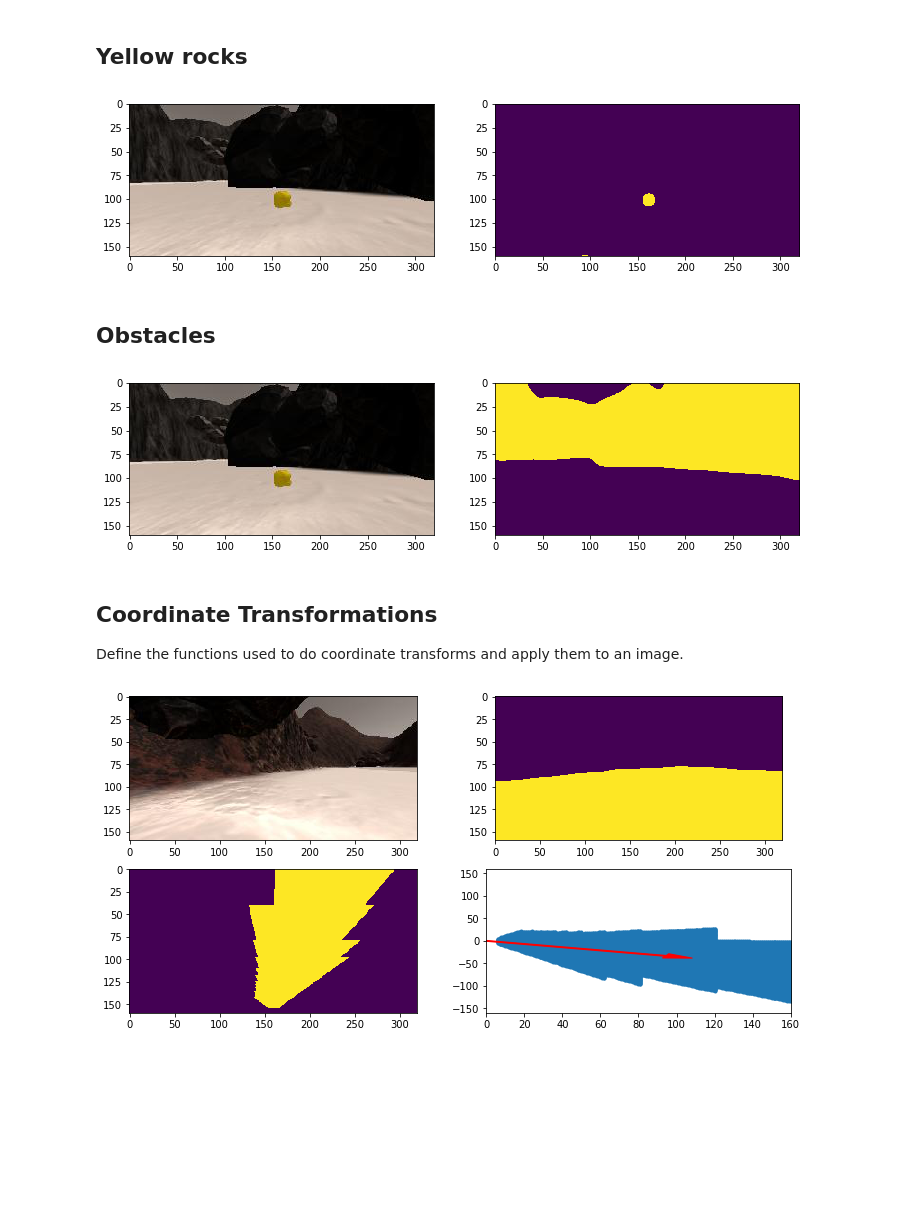
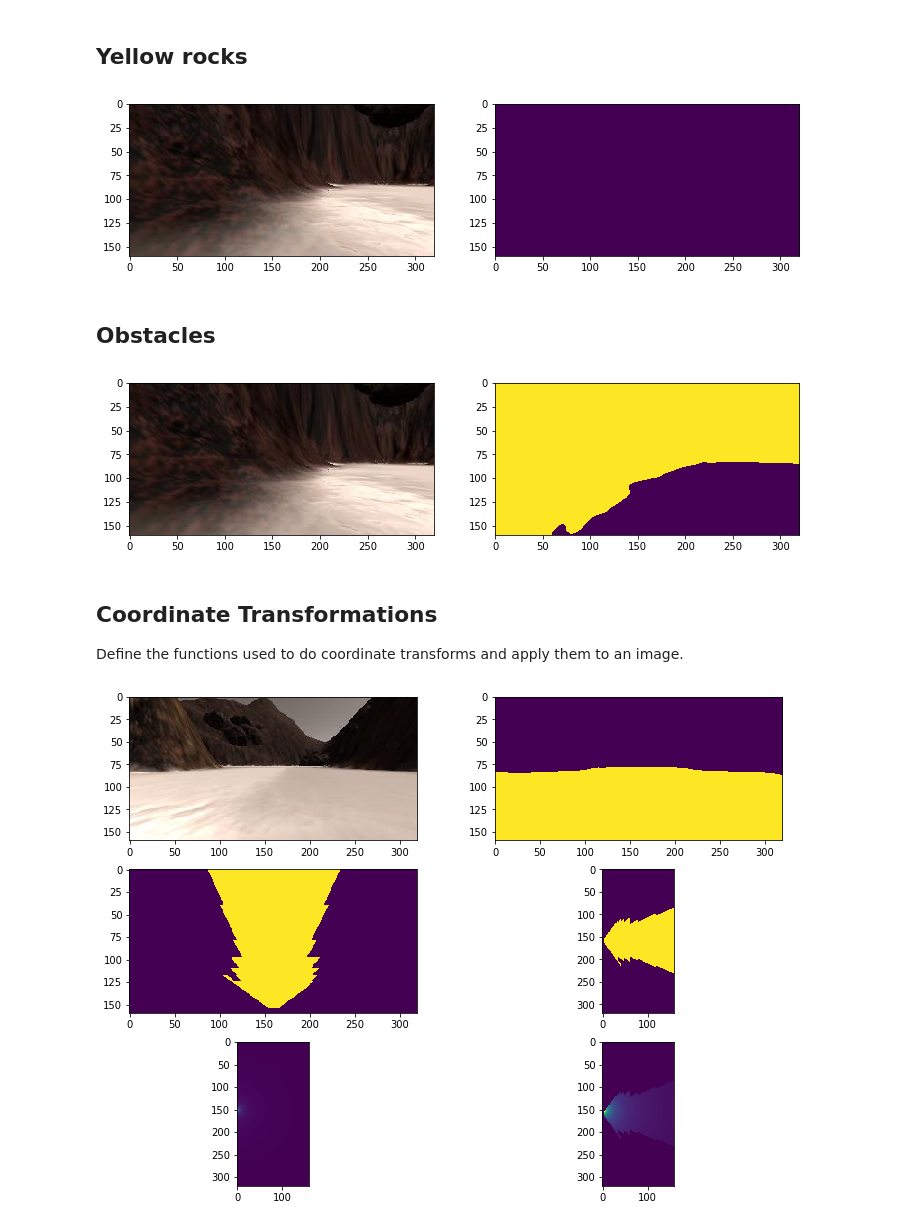
Before and after one commit to cwiz/RoboND-Rover-Project, a Jupyter notebook: code/Rover_Project_Test_Notebook.ipynb, the cells around one changed output. Cells and saved outputs as stored; diff of their text form; code cells hidden in the pictures; blank space fills up the shorter version.

Commit message:
kinda technical vision + refactoring through opencv

```diff
--- a/code/Rover_Project_Test_Notebook.ipynb
+++ b/code/Rover_Project_Test_Notebook.ipynb
@@ -71,7 +55,7 @@ Next, read in and display a random image from the `test_dataset` folder
 # %%
 mode = "yellow-stones"
 
-path = '../test_dataset/IMG/*'
+path = '../training_dataset/IMG/*'
 img_list = glob.glob(path)
 # Grab a random image and display it
 yellow_tock_image_index = 132
@@ -186,12 +154,12 @@ def color_threshold_rgb(img, rgb_thresh=(160, 160, 180)):
     return color_select
 # %%
 def detect_ground(image):
-    ground = color_threshold_rgb(image, (160, 160, 160))
+    ground = color_threshold_rgb(image, (150, 150, 150))
     return cv2.blur(ground, (10,10))
 
 def detect_yellow_stone(image):
-    yellow_stone = cv2.blur(image,(10,10))
-    return color_limit_hsl(yellow_stone)
+    yellow_stone = cv2.blur(image,(2,2))
+    return color_limit_hsl(yellow_stone, hsl_lower=[0,50,130])
 
 def detect_obstacles(image):
     obstacles = color_threshold_rgb(image, rgb_thresh=(85, 85, 85))
@@ -224,17 +194,17 @@ plot_processing_step1(rock_img, ground)
 # %% [markdown]
 ## Yellow rocks
 # %%
-yellow_stone = detect_yellow_stone(rock_img)
-plot_processing_step1(rock_img, yellow_stone)
+yellow_stone = detect_yellow_stone(image)
+plot_processing_step1(image, yellow_stone)
 # %% [output]
-[figure, old version]
+[figure, new version]
 # %% [markdown]
 ## Obstacles
 # %%
-obstacles = detect_obstacles(rock_img)
-plot_processing_step1(rock_img, obstacles)
+obstacles = detect_obstacles(image)
+plot_processing_step1(image, obstacles)
 # %% [output]
-[figure, old version]
+[figure, new version]
 # %% [markdown]
 ## Coordinate Transformations
 Define the functions used to do coordinate transforms and apply them to an image.
@@ -357,6 +293,20 @@ def rotate_pixel_and_extract_direction(image):
+# %%
+def adjust_warped(warped):
+    return np.flip(warped.T)
+
+def vision_mask():
+    center = np.array([150, 0])
+    ones = np.ones((320, 160))
+    for i in range(ones.shape[0]):
+        for j in range(ones.shape[1]):
+            point = np.array([i, j])
+            distance = np.linalg.norm(point-center)
+            if distance != 0:
+                ones[i, j] = 1/(distance)
+    return ones
 # %%
 # Grab random image
-idx = np.random.randint(0, len(img_list)-1)
+idx = 128 #np.random.randint(0, len(img_list)-1)
 image = mpimg.imread(img_list[idx])
 
 # Perofrm ground, obstacle and yellow stone detection
@@ -369,21 +319,20 @@ warped_ground = perspect_transform(ground, source, destination)
 warped_yellow_stone = perspect_transform(yellow_stone, source, destination)
 warped_obstacles = perspect_transform(obstacles, source, destination)
 
-# Perform rotation
-r_ground_x, r_ground_y, r_ground_dir = rotate_pixel_and_extract_direction(warped_ground)
-r_yellow_stone_x, r_yellow_stone_y, r_yellow_stone_dir = rotate_pixel_and_extract_direction(warped_yellow_stone)
-r_obstacles_x, r_obstacles_y, r_obstacles_dir = rotate_pixel_and_extract_direction(warped_obstacles)
+# Adjust
+adjusted_ground = adjust_warped(warped_ground)
+adjusted_yellow_stone = adjust_warped(warped_yellow_stone)
+adjusted_obstacles = adjust_warped(warped_obstacles)
 
-
-# Detect center of yellow stone for navigation commands
-#center = center_of_mass(ys)
-#mean_x, mean_y = center[0], center[1]
-
-# Calculate pixel values in rover-centric coords and distance/angle to all pixels
+# Mask visibility
+mask = vision_mask()
+masked_ground = adjusted_ground * mask
+masked_yellow_stone = adjusted_yellow_stone * mask
+masked_obstacles = adjusted_obstacles * mask
 # %%
 # Ground Phase
-plot_processing_step2(image, ground, warped_ground, r_ground_x, r_ground_y, r_ground_dir)
+plot_processing_step2(image, ground, warped_ground, adjusted_ground, mask, masked_ground)
 # %% [output]
-[figure, old version]
+[figure, new version]
 # %%
 # Yellow Stone Phase
```
Also changed, not shown: parts of 29 cells of this notebook.
